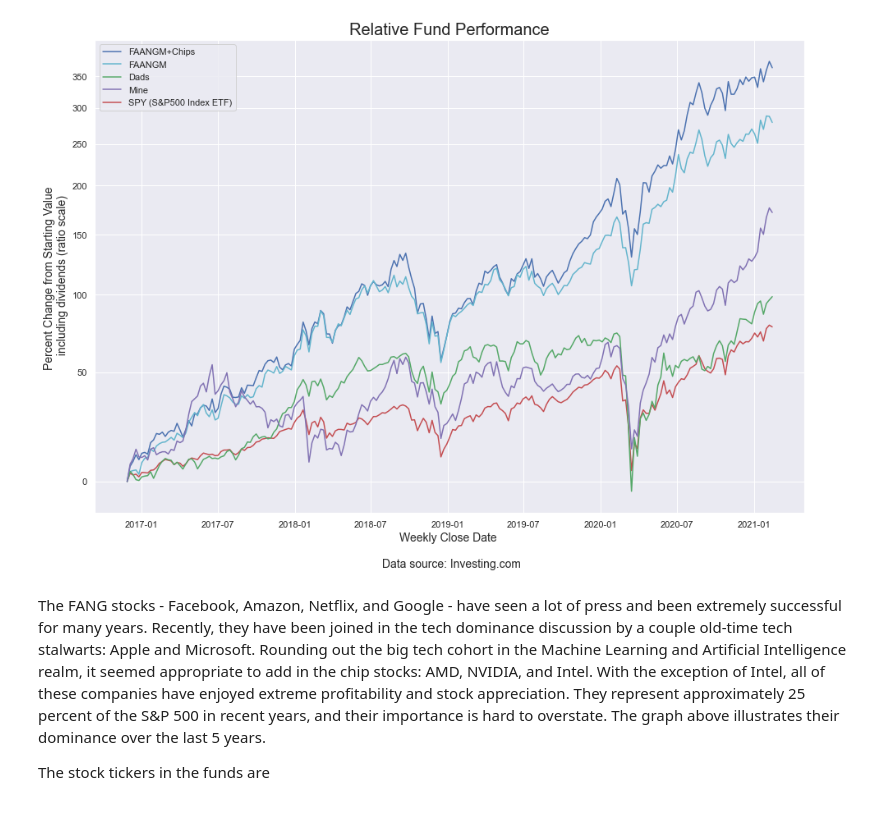
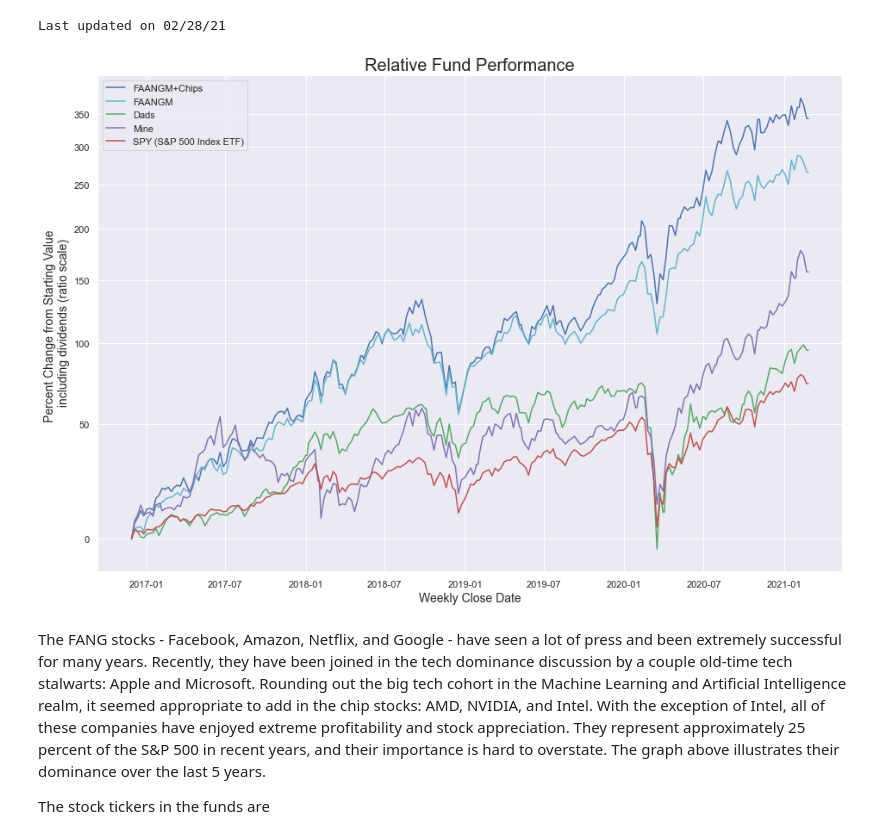
Before and after one commit to mattnicholson38/mattnicholson38, a Jupyter notebook: output/pages/fang-plus-stocks/index.ipynb, the cells around one changed output. Cells and saved outputs as stored; diff of their text form; code cells hidden in the pictures.

```diff
--- a/output/pages/fang-plus-stocks/index.ipynb
+++ b/output/pages/fang-plus-stocks/index.ipynb
@@ -1,38 +1,39 @@
 # %%
 %matplotlib inline
 import seaborn as sns
 sns.set(style="darkgrid")
 import sys
 sys.path.insert(0,'C:\\Users\\mattn\\Documents\PythonScripts')
-from FundIncubator import FundIncubator
+from FundIncubatorYF import FundIncubator
 import datetime as dt
 
 fchips = ['AAPL', 'AMD', 'GOOG', 'NVDA', 'NFLX', 'MSFT', 'FB', 'AMZN', 'INTC']
 #dates are dd/mm/yyyy
-faangm_fun = FundIncubator(sdate='27/11/2016', edate='19/2/2021', tickers=fchips)
+#start_date='27/11/2016' # investpy format
+#end_date='26/2/2021'
+start_date='2016-11-27'  # yf format
+end_date='2021-02-27'
+faangm_fun = FundIncubator(sdate=start_date, edate=end_date, tickers=fchips)
 fig = faangm_fun.generatePlot('FAANGM+Chips', 50)
 
 fangma = ['AAPL', 'GOOG', 'MSFT', 'FB', 'AMZN', 'NFLX']
 fig = faangm_fun.addFund(fangma, 'FAANGM', 'c')
 
 dads = ['HD', 'AMGN', 'DECK', 'CSCO', 'BBBY', 'VLO', 'BA']
 #ytick_spacing = 10
 fig = faangm_fun.addFund(dads, 'Dads', 'g')
 
 mine = ['GOOG', 'IRBT', 'PI', 'AAPL', 'PFE']
 fig = faangm_fun.addFund(mine, 'Mine', 'm')
 
-axes_list = fig.get_axes()
-ax = axes_list[0]
-[leg_handles, leg_labels] = ax.get_legend_handles_labels()
-leg_labels.append(leg_labels.pop(1))  #move SPY to end
-leg_handles.append(leg_handles.pop(1))
-legend = ax.legend(leg_handles, leg_labels)
+spy_index = ['SPY', 'VOO']
+fig = faangm_fun.addFund(spy_index, 'SPY (S&P 500 Index ETF)', 'r')
 
 today = dt.date.today()
 print('Last updated on ' + today.strftime('%D'))
 # %% [output]
+Last updated on 02/28/21
-[figure, old version]
+[figure, new version]
 # %% [markdown]
 The FANG stocks - Facebook, Amazon, Netflix, and Google - have seen a lot of press and been extremely successful for many years.  Recently, they have been joined in the tech dominance discussion by a couple old-time tech stalwarts:  Apple and Microsoft.  Rounding out the big tech cohort in the Machine Learning and Artificial Intelligence realm, it seemed appropriate to add in the chip stocks:  AMD, NVIDIA, and Intel.  With the exception of Intel, all of these companies have enjoyed extreme profitability and stock appreciation.  They represent approximately 25 percent of the S&P 500 in recent years, and their importance is hard to overstate.  The graph above illustrates their dominance over the last 5 years.
 
```
Also changed, not shown: 37 other files.
